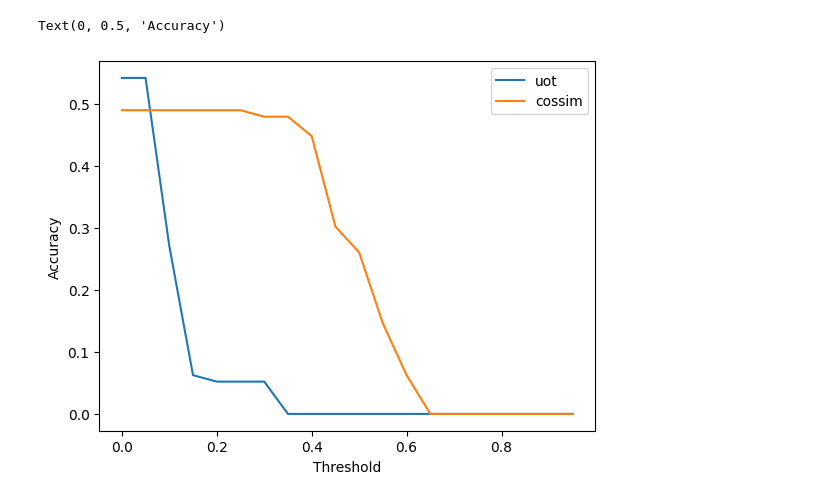
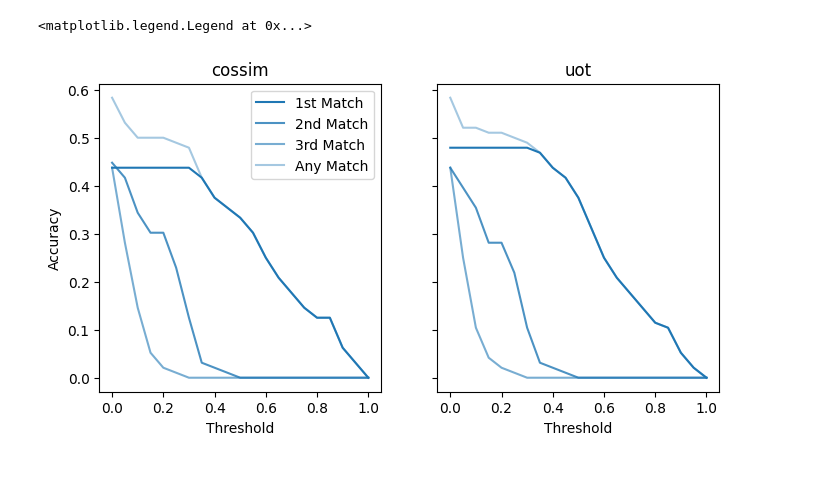
Before and after one commit to Langbridge/uot-matching, a Jupyter notebook: cbm-gre/eval_cbm_matching.ipynb, the cells around one changed output. Saved outputs shown, nothing was run; the diff lists cells and outputs as text; code cells hidden in the pictures; blank space fills up the shorter version.

```diff
--- a/cbm-gre/eval_cbm_matching.ipynb
+++ b/cbm-gre/eval_cbm_matching.ipynb
@@ -62,14 +47,43 @@ plt.legend()
-# %%
-selection_map = gt['failure_mechanism_expert_selected'].apply(len) > 0.0
-
-uot_filt_results = tune_threshold(uot[selection_map], gt[selection_map], step=0.05)
-cossim_filt_results = tune_threshold(cossim[selection_map], gt[selection_map], step=0.05)
-
-plt.plot(uot_filt_results.keys(), uot_filt_results.values(), label='uot')
-plt.plot(cossim_filt_results.keys(), cossim_filt_results.values(), label='cossim')
-plt.legend()
-plt.xlabel('Threshold')
-plt.ylabel('Accuracy')
-# %% [output]
-Text(0, 0.5, 'Accuracy')
-[figure, removed]
+# %%
+results = {}
+threshold_ls = np.arange(0, 1.05, 0.05)
+
+for method in ['cossim', 'uot']:
+    if method == 'cossim': method_df = cossim.copy()
+    else: method_df = uot.copy()
+
+    results[method] = np.zeros((len(threshold_ls),4))
+
+    match = pd.DataFrame([[False, False, False] for _ in range(len(gt[selection_map]))], index=gt[selection_map].index, columns=[i+1 for i in range(3)])
+    for i, row in gt[selection_map].iterrows():
+        match.loc[i, 1] = (method_df.loc[i, 'matched_component_1'].startswith(row['component_expert_selected']))
+        match.loc[i, 2] = (method_df.loc[i, 'matched_component_2'].startswith(row['component_expert_selected']))
+        match.loc[i, 3] = (method_df.loc[i, 'matched_component_3'].startswith(row['component_expert_selected']))
+
+    for j, t in enumerate(threshold_ls):
+        match[1] = match[1].where(uot['match_score_1'] >= t).fillna(0)
+        match[2] = match[2].where(uot['match_score_2'] >= t).fillna(0)
+        match[3] = match[3].where(uot['match_score_3'] >= t).fillna(0)
+
+        results[method][j] = [match[1].mean(), match[2].mean(), match[3].mean(), (match.sum(axis=1) > 0.0).mean()]
+# %%
+fig, axs = plt.subplots(1,2, sharey=True, figsize=(8,4))
+
+labels = ['1st Match', '2nd Match', '3rd Match', 'Any Match']
+alphas = [1.0, 0.8, 0.6, 0.4]
+
+for i, col in enumerate(results['cossim'].T):
+    axs[0].plot(threshold_ls, col, label=labels[i], alpha=alphas[i], color='tab:blue')
+axs[0].set_title('cossim')
+axs[0].set_ylabel('Accuracy')
+axs[0].set_xlabel('Threshold')
+
+for i, col in enumerate(results['uot'].T):
+    axs[1].plot(threshold_ls, col, label=labels[i], alpha=alphas[i], color='tab:blue')
+axs[1].set_title('uot')
+axs[1].set_xlabel('Threshold')
+
+axs[0].legend()
+# %% [output]
+<matplotlib.legend.Legend at 0x...>
+[figure, added]
```
Also changed, not shown: parts of 7 cells of this notebook, 2 other files.
